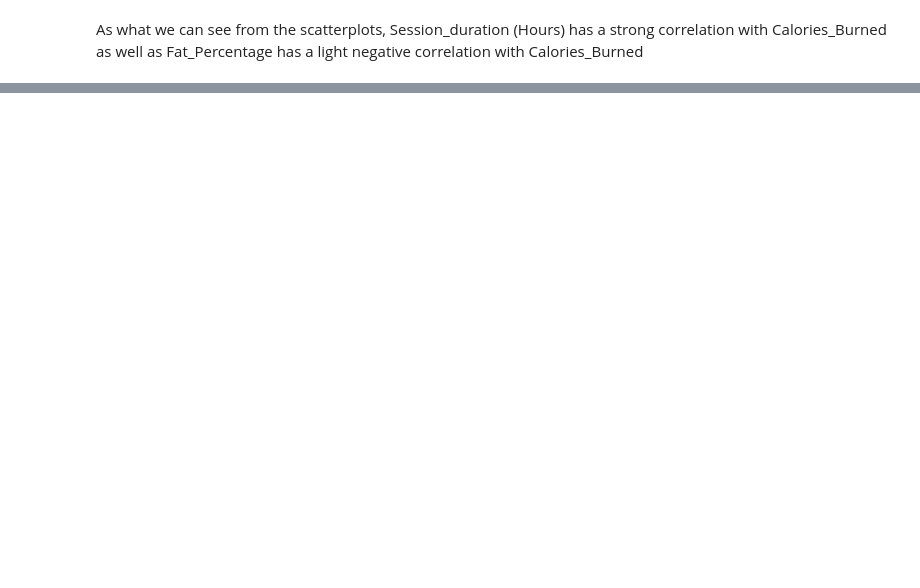
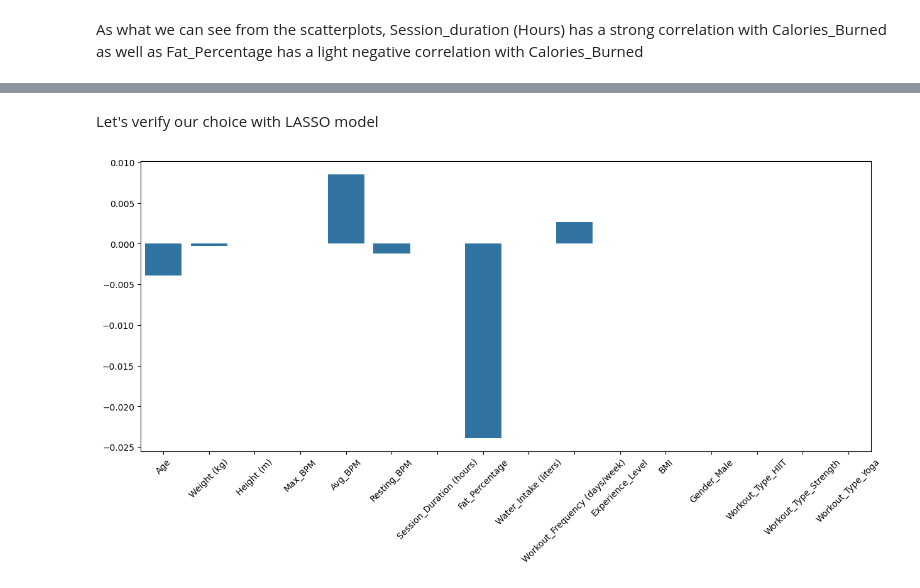
Before and after one commit to Bladwark/FitGym_ML, a Jupyter notebook: FitHym.ipynb, the cells around one changed output, grey strips where cells are left out. Saved outputs shown, nothing was run; the diff lists cells and outputs as text; code cells hidden in the pictures; blank space fills up the shorter version.

```diff
--- a/FitHym.ipynb
+++ b/FitHym.ipynb
@@ -211,0 +219,3 @@ As what we can see from the scatterplots, Session_duration (Hours) has a strong
+# %%
+df_one_hot_encoded = pd.get_dummies(df, columns=['Gender', 'Workout_Type'], drop_first=True)
+df_one_hot_encoded
@@ -211,0 +236,8 @@ As what we can see from the scatterplots, Session_duration (Hours) has a strong
+# %%
+new_target = df_one_hot_encoded['Calories_Burned'].copy()
+for i in range(len(new_target)):
+    if new_target.iloc[i] >= 800:
+        new_target.iloc[i] = 1
+    else:
+        new_target.iloc[i] = 0
+df_one_hot_encoded['Calories_more_than_800'] = new_target
@@ -211,0 +260,3 @@ As what we can see from the scatterplots, Session_duration (Hours) has a strong
+# %%
+target = df_one_hot_encoded['Calories_Burned']
+df_one_hot_encoded_no_target = df_one_hot_encoded.drop(columns=['Calories_Burned'])
@@ -211,0 +292,8 @@ As what we can see from the scatterplots, Session_duration (Hours) has a strong
+# %%
+new_target = target.copy()
+for i in range(len(target)):
+    if target.iloc[i] >= 800:
+        new_target.iloc[i] = 1
+    else:
+        new_target.iloc[i] = 0
+new_target
@@ -211,0 +313,14 @@ As what we can see from the scatterplots, Session_duration (Hours) has a strong
+# %% [markdown]
+Let's verify our choice with LASSO model
+# %%
+
+lasso = Lasso(alpha=0.1)
+lasso_coef = lasso.fit(df_one_hot_encoded_no_target, new_target).coef_
+plt.figure(figsize=(15, 6))
+figure = sns.barplot(x=df_one_hot_encoded_no_target.columns, y=lasso_coef)
+figure.set_xlabel('')
+plt.xticks(rotation=45)
+
+plt.show()
+# %% [output]
+[figure, added]
```
Also changed, not shown: parts of 23 cells of this notebook.
